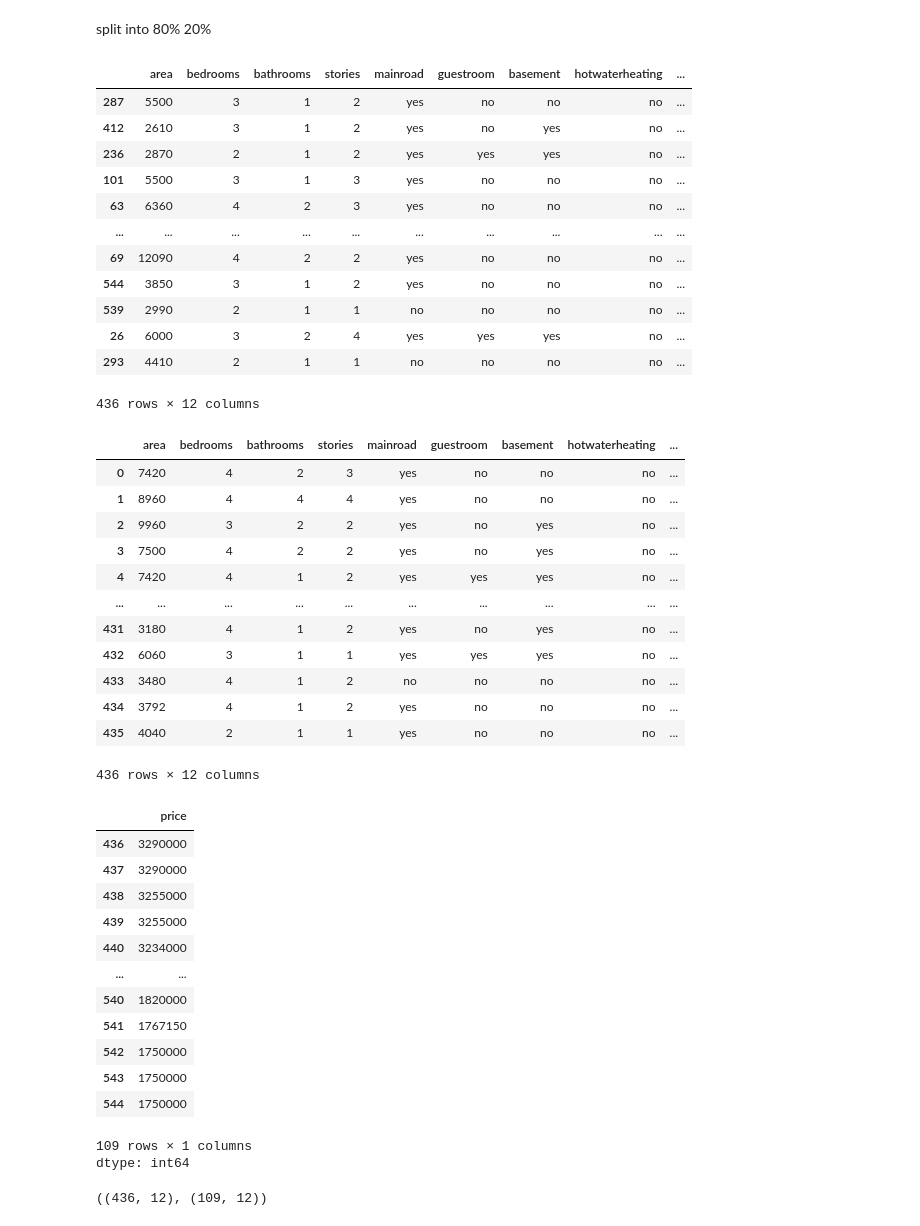
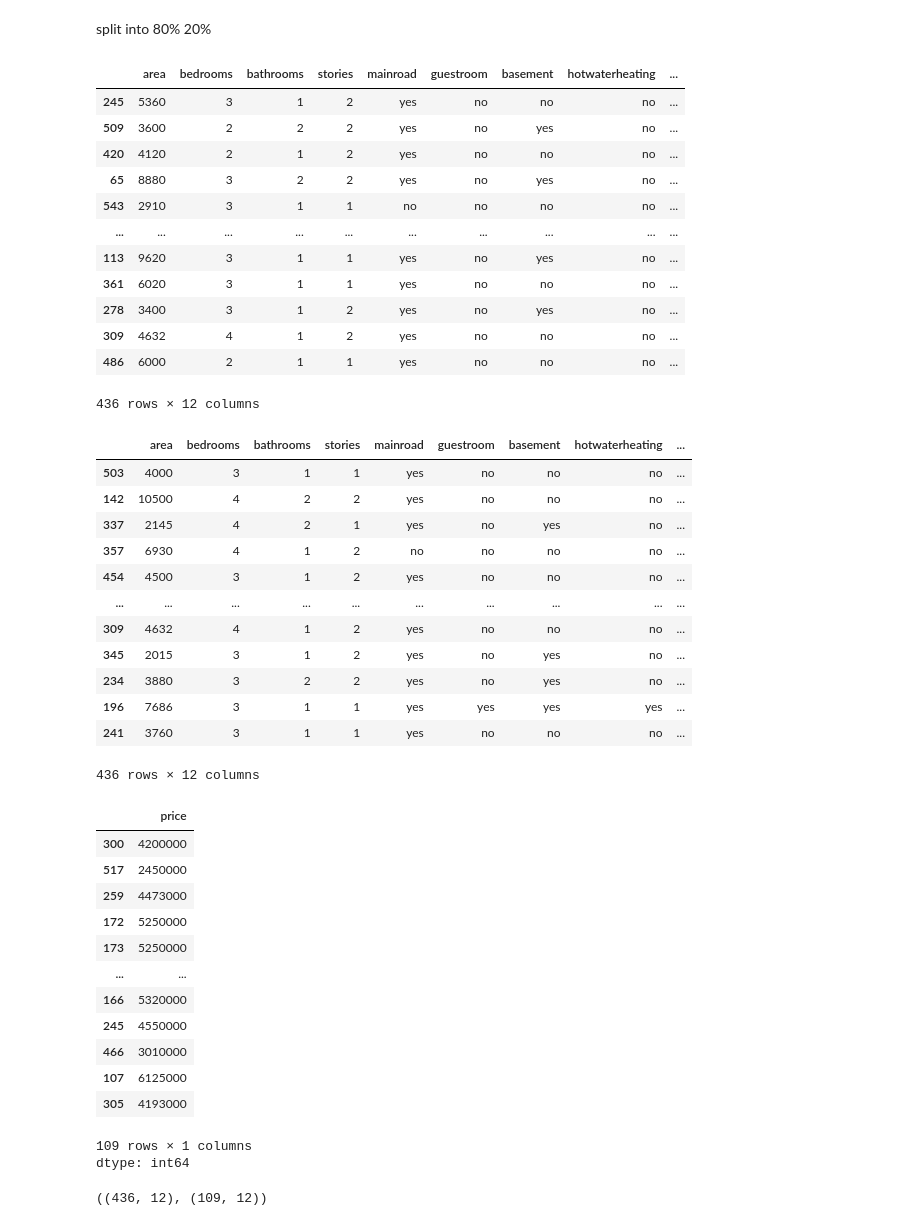
Before and after one commit to Aditi-Nandiraju/projects, a Jupyter notebook: linear_regression(housing).ipynb, the cells around one changed output. Drawn from its saved outputs; the diff is of its cells as text; code cells hidden in the pictures.

```diff
--- a/linear_regression(housing).ipynb
+++ b/linear_regression(housing).ipynb
@@ -18,7 +18,7 @@ from sklearn.model_selection import train_test_split
 from sklearn.linear_model import LinearRegression
 from sklearn.metrics import mean_squared_error,mean_absolute_error,r2_score
 # %%
-df=pd.read_csv("Housing.csv")
+df=pd.read_csv("Housing (1).csv")
 # %%
 df.head()
 # %% [output]
@@ -82,50 +82,50 @@ X_train,X_test,y_train,y_test=train_test_split(X,y,test_size=0.2,shuffle=True)#X
 X_train
 # %% [output]
 |  | area | bedrooms | bathrooms | stories | mainroad | guestroom | basement | hotwaterheating | ... |
-| 287 | 5500 | 3 | 1 | 2 | yes | no | no | no | ... |
-| 412 | 2610 | 3 | 1 | 2 | yes | no | yes | no | ... |
-| 236 | 2870 | 2 | 1 | 2 | yes | yes | yes | no | ... |
-| 101 | 5500 | 3 | 1 | 3 | yes | no | no | no | ... |
-| 63 | 6360 | 4 | 2 | 3 | yes | no | no | no | ... |
+| 245 | 5360 | 3 | 1 | 2 | yes | no | no | no | ... |
+| 509 | 3600 | 2 | 2 | 2 | yes | no | yes | no | ... |
+| 420 | 4120 | 2 | 1 | 2 | yes | no | no | no | ... |
+| 65 | 8880 | 3 | 2 | 2 | yes | no | yes | no | ... |
+| 543 | 2910 | 3 | 1 | 1 | no | no | no | no | ... |
 | ... | ... | ... | ... | ... | ... | ... | ... | ... | ... |
-| 69 | 12090 | 4 | 2 | 2 | yes | no | no | no | ... |
-| 544 | 3850 | 3 | 1 | 2 | yes | no | no | no | ... |
-| 539 | 2990 | 2 | 1 | 1 | no | no | no | no | ... |
-| 26 | 6000 | 3 | 2 | 4 | yes | yes | yes | no | ... |
-| 293 | 4410 | 2 | 1 | 1 | no | no | no | no | ... |
+| 113 | 9620 | 3 | 1 | 1 | yes | no | yes | no | ... |
+| 361 | 6020 | 3 | 1 | 1 | yes | no | no | no | ... |
+| 278 | 3400 | 3 | 1 | 2 | yes | no | yes | no | ... |
+| 309 | 4632 | 4 | 1 | 2 | yes | no | no | no | ... |
+| 486 | 6000 | 2 | 1 | 1 | yes | no | no | no | ... |
 436 rows × 12 columns
 # %%
-X_train,X_test,y_train,y_test=train_test_split(X,y,test_size=0.2,shuffle=False)#won't find patterns without shuffle
+X_train,X_test,y_train,y_test=train_test_split(X,y,test_size=0.2,shuffle=True)#won't find patterns without shuffle
 X_train
 # %% [output]
 |  | area | bedrooms | bathrooms | stories | mainroad | guestroom | basement | hotwaterheating | ... |
-| 0 | 7420 | 4 | 2 | 3 | yes | no | no | no | ... |
-| 1 | 8960 | 4 | 4 | 4 | yes | no | no | no | ... |
-| 2 | 9960 | 3 | 2 | 2 | yes | no | yes | no | ... |
-| 3 | 7500 | 4 | 2 | 2 | yes | no | yes | no | ... |
-| 4 | 7420 | 4 | 1 | 2 | yes | yes | yes | no | ... |
+| 503 | 4000 | 3 | 1 | 1 | yes | no | no | no | ... |
+| 142 | 10500 | 4 | 2 | 2 | yes | no | no | no | ... |
+| 337 | 2145 | 4 | 2 | 1 | yes | no | yes | no | ... |
+| 357 | 6930 | 4 | 1 | 2 | no | no | no | no | ... |
+| 454 | 4500 | 3 | 1 | 2 | yes | no | no | no | ... |
 | ... | ... | ... | ... | ... | ... | ... | ... | ... | ... |
-| 431 | 3180 | 4 | 1 | 2 | yes | no | yes | no | ... |
-| 432 | 6060 | 3 | 1 | 1 | yes | yes | yes | no | ... |
-| 433 | 3480 | 4 | 1 | 2 | no | no | no | no | ... |
-| 434 | 3792 | 4 | 1 | 2 | yes | no | no | no | ... |
-| 435 | 4040 | 2 | 1 | 1 | yes | no | no | no | ... |
+| 309 | 4632 | 4 | 1 | 2 | yes | no | no | no | ... |
+| 345 | 2015 | 3 | 1 | 2 | yes | no | yes | no | ... |
+| 234 | 3880 | 3 | 2 | 2 | yes | no | yes | no | ... |
+| 196 | 7686 | 3 | 1 | 1 | yes | yes | yes | yes | ... |
+| 241 | 3760 | 3 | 1 | 1 | yes | no | no | no | ... |
 436 rows × 12 columns
 # %%
 y_test
 # %% [output]
 |  | price |
-| 436 | 3290000 |
-| 437 | 3290000 |
-| 438 | 3255000 |
-| 439 | 3255000 |
-| 440 | 3234000 |
+| 300 | 4200000 |
+| 517 | 2450000 |
+| 259 | 4473000 |
+| 172 | 5250000 |
+| 173 | 5250000 |
 | ... | ... |
-| 540 | 1820000 |
-| 541 | 1767150 |
-| 542 | 1750000 |
-| 543 | 1750000 |
-| 544 | 1750000 |
+| 166 | 5320000 |
+| 245 | 4550000 |
+| 466 | 3010000 |
+| 107 | 6125000 |
+| 305 | 4193000 |
 109 rows × 1 columns
 dtype: int64
 # %%
```
Also changed, not shown: parts of 20 cells of this notebook.
